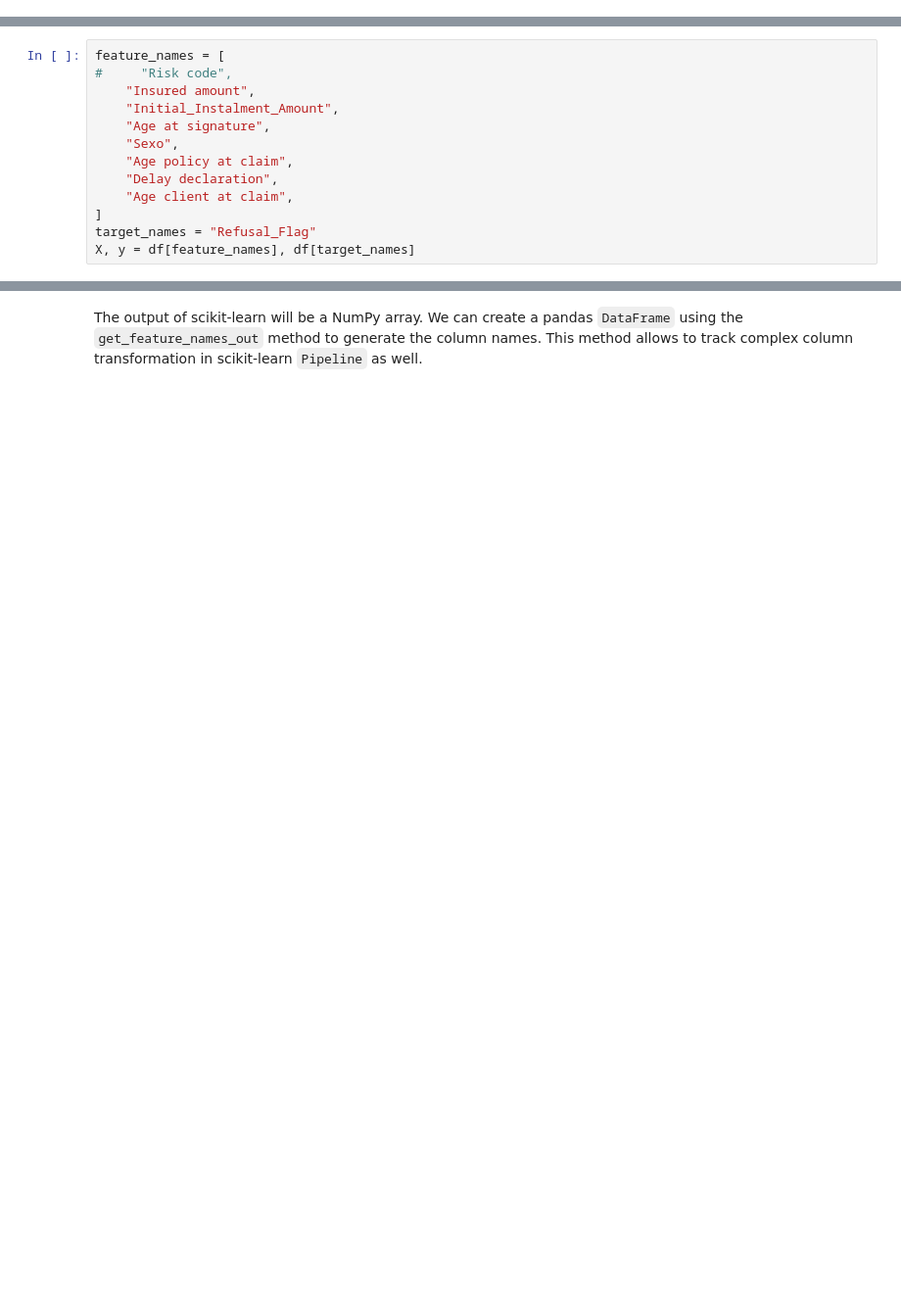
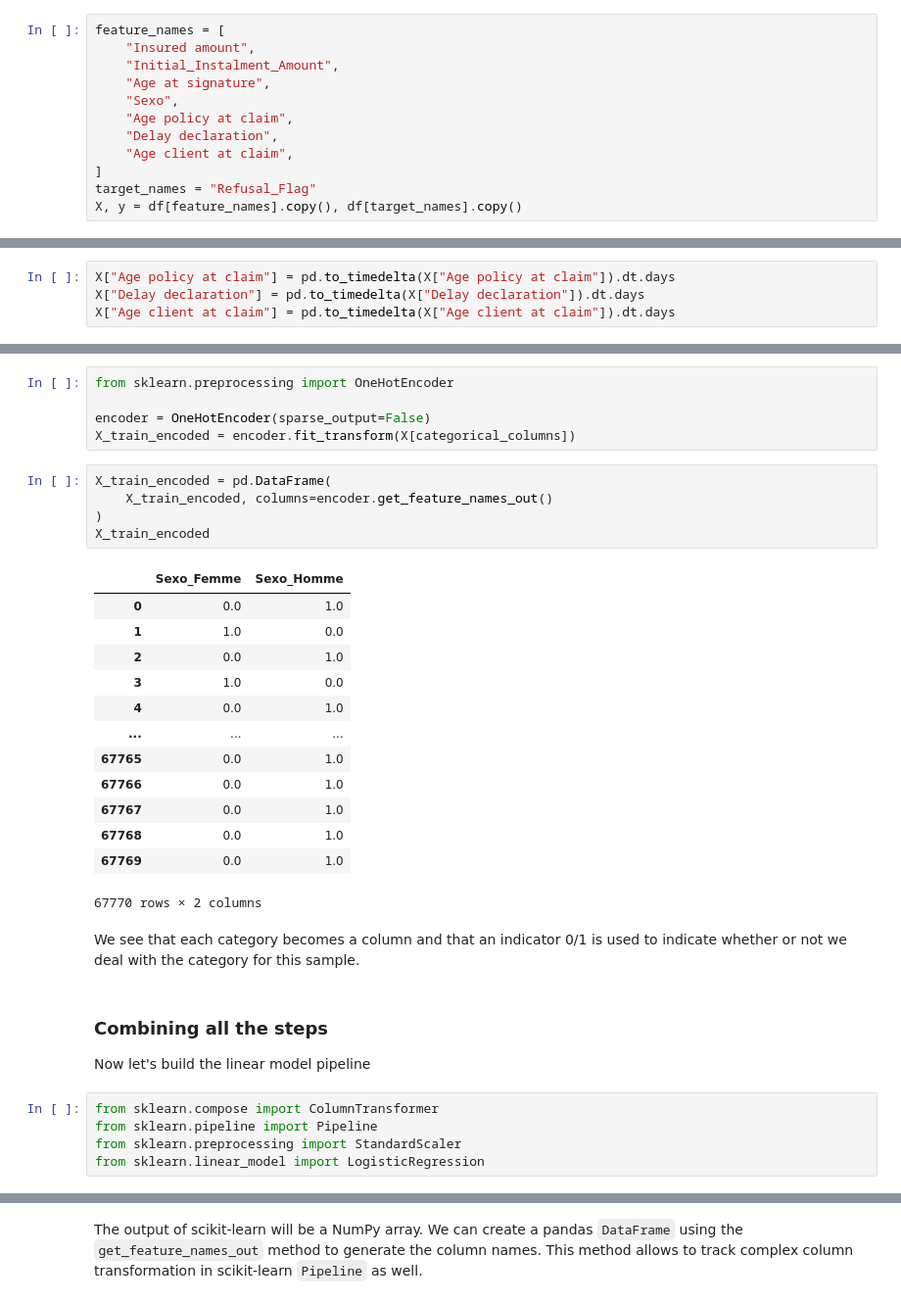
Before and after one commit to LamDang/x_exed_datacamp, a Jupyter notebook: 03_reproducible_experiments.ipynb, the cells around one changed output, grey strips where cells are left out. Shown at 98% size. Saved outputs shown, nothing was run; the diff lists cells and outputs as text; blank space fills up the shorter version.

```diff
--- a/03_reproducible_experiments.ipynb
+++ b/03_reproducible_experiments.ipynb
@@ -40,0 +65,12 @@ df
+# %%
+feature_names = [
+    "Insured amount",
+    "Initial_Instalment_Amount",
+    "Age at signature",
+    "Sexo",
+    "Age policy at claim",
+    "Delay declaration",
+    "Age client at claim",
+]
+target_names = "Refusal_Flag"
+X, y = df[feature_names].copy(), df[target_names].copy()
@@ -40,0 +128,4 @@ df
+# %%
+X["Age policy at claim"] = pd.to_timedelta(X["Age policy at claim"]).dt.days
+X["Delay declaration"] = pd.to_timedelta(X["Delay declaration"]).dt.days
+X["Age client at claim"] = pd.to_timedelta(X["Age client at claim"]).dt.days
@@ -51,13 +154,0 @@ Note that we exclude the date from the features used because we created the last
-# %%
-feature_names = [
-#     "Risk code",
-    "Insured amount",
-    "Initial_Instalment_Amount",
-    "Age at signature",
-    "Sexo",
-    "Age policy at claim",
-    "Delay declaration",
-    "Age client at claim",
-]
-target_names = "Refusal_Flag"
-X, y = df[feature_names], df[target_names]
@@ -88,0 +201,35 @@ X_categorical = X[categorical_columns]
+# %%
+from sklearn.preprocessing import OneHotEncoder
+
+encoder = OneHotEncoder(sparse_output=False)
+X_train_encoded = encoder.fit_transform(X[categorical_columns])
+# %%
+X_train_encoded = pd.DataFrame(
+    X_train_encoded, columns=encoder.get_feature_names_out()
+)
+X_train_encoded
+# %% [output]
+|  | Sexo_Femme | Sexo_Homme |
+| 0 | 0.0 | 1.0 |
+| 1 | 1.0 | 0.0 |
+| 2 | 0.0 | 1.0 |
+| 3 | 1.0 | 0.0 |
+| 4 | 0.0 | 1.0 |
+| ... | ... | ... |
+| 67765 | 0.0 | 1.0 |
+| 67766 | 0.0 | 1.0 |
+| 67767 | 0.0 | 1.0 |
+| 67768 | 0.0 | 1.0 |
+| 67769 | 0.0 | 1.0 |
+67770 rows × 2 columns
+# %% [markdown]
+We see that each category becomes a column and that an indicator 0/1 is used to indicate whether or not we deal with the category for this sample.
+# %% [markdown]
+### Combining all the steps
+
+Now let's build the linear model pipeline
+# %%
+from sklearn.compose import ColumnTransformer
+from sklearn.pipeline import Pipeline
+from sklearn.preprocessing import StandardScaler
+from sklearn.linear_model import LogisticRegression
```
Also changed, not shown: parts of 65 cells of this notebook.
